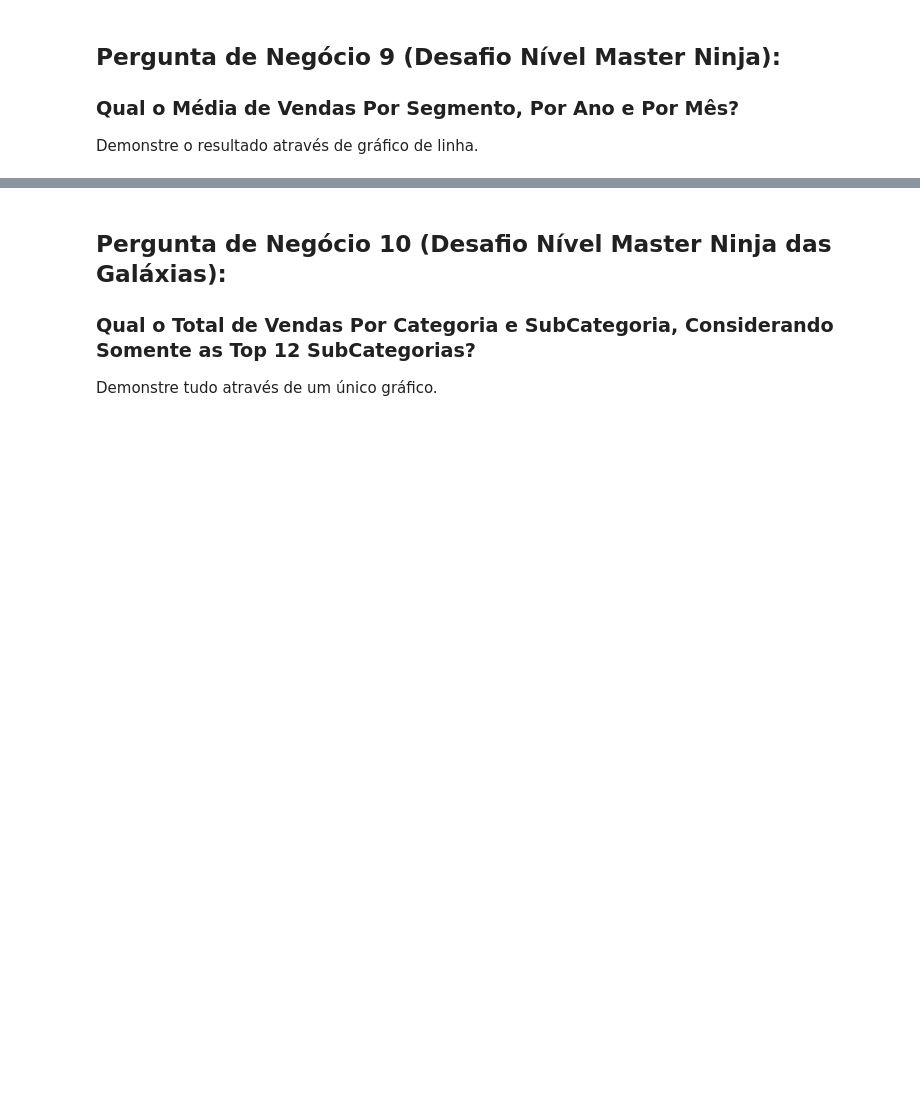
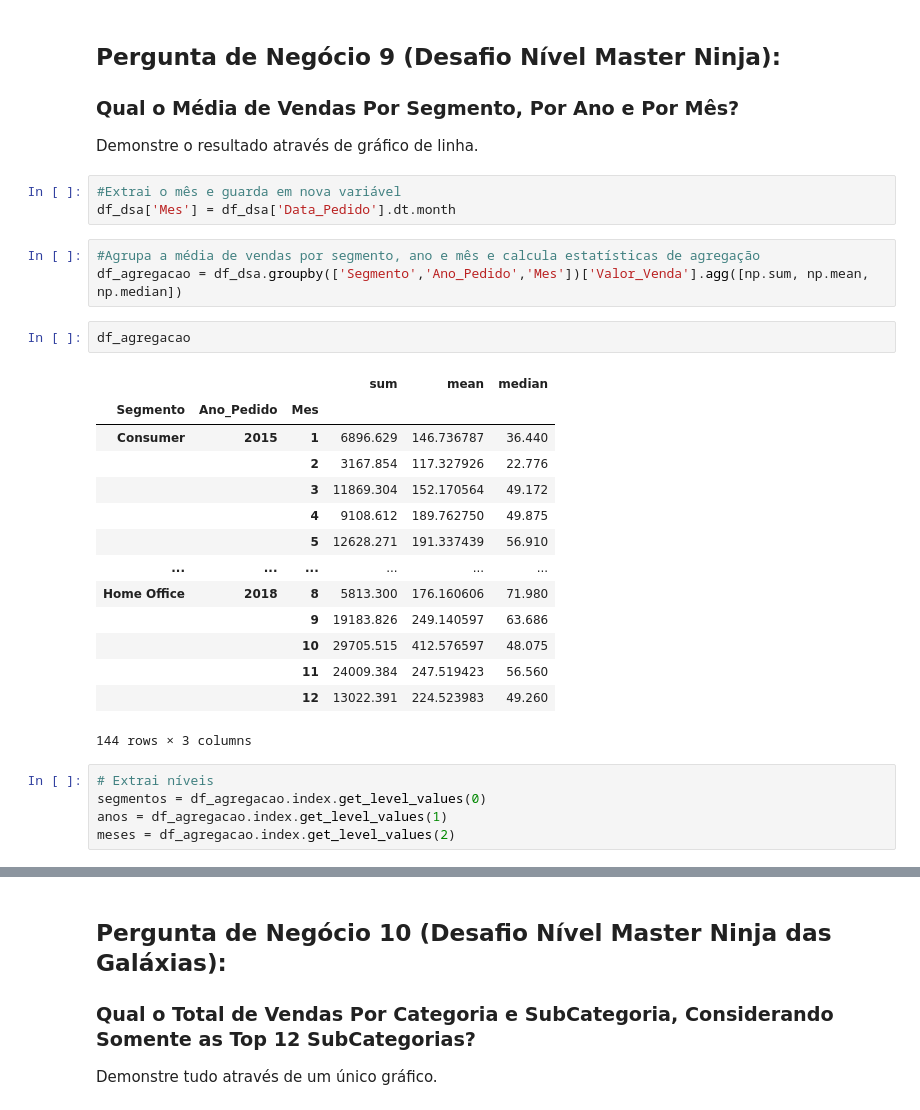
Before and after one commit to mayaraarj/AnaliseExploratoriaVarejo-Python, a Jupyter notebook: Análise Exploratória de Dados em Linguagem Python Para a Área de Varejo.ipynb, the cells around one changed output, grey strips where cells are left out. Cells and saved outputs as stored; diff of their text form; blank space fills up the shorter version.

```diff
--- a/Análise Exploratória de Dados em Linguagem Python Para a Área de Varejo.ipynb
+++ b/Análise Exploratória de Dados em Linguagem Python Para a Área de Varejo.ipynb
@@ -348,3 +348,31 @@ media_valor_venda_com_desconto
 ### Qual o Média de Vendas Por Segmento, Por Ano e Por Mês?
 
 Demonstre o resultado através de gráfico de linha.
+# %%
+#Extrai o mês e guarda em nova variável
+df_dsa['Mes'] = df_dsa['Data_Pedido'].dt.month
+# %%
+#Agrupa a média de vendas por segmento, ano e mês e calcula estatísticas de agregação
+df_agregacao = df_dsa.groupby(['Segmento','Ano_Pedido','Mes'])['Valor_Venda'].agg([np.sum, np.mean, np.median])
+# %%
+df_agregacao
+# %% [output]
+|  |  |  | sum | mean | median |
+| Segmento | Ano_Pedido | Mes |  |  |  |
+| Consumer | 2015 | 1 | 6896.629 | 146.736787 | 36.440 |
+|  |  | 2 | 3167.854 | 117.327926 | 22.776 |
+|  |  | 3 | 11869.304 | 152.170564 | 49.172 |
+|  |  | 4 | 9108.612 | 189.762750 | 49.875 |
+|  |  | 5 | 12628.271 | 191.337439 | 56.910 |
+| ... | ... | ... | ... | ... | ... |
+| Home Office | 2018 | 8 | 5813.300 | 176.160606 | 71.980 |
+|  |  | 9 | 19183.826 | 249.140597 | 63.686 |
+|  |  | 10 | 29705.515 | 412.576597 | 48.075 |
+|  |  | 11 | 24009.384 | 247.519423 | 56.560 |
+|  |  | 12 | 13022.391 | 224.523983 | 49.260 |
+144 rows × 3 columns
+# %%
+# Extrai níveis
+segmentos = df_agregacao.index.get_level_values(0)
+anos = df_agregacao.index.get_level_values(1)
+meses = df_agregacao.index.get_level_values(2)
```
Also changed, not shown: parts of 8 cells of this notebook.
